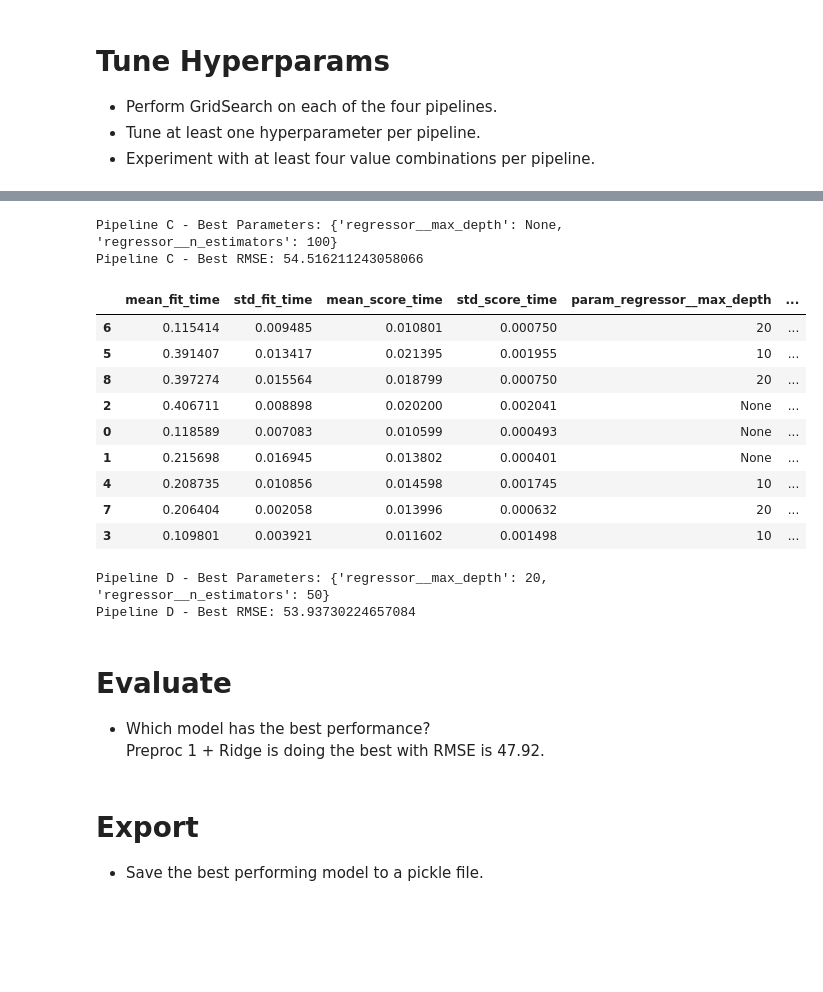
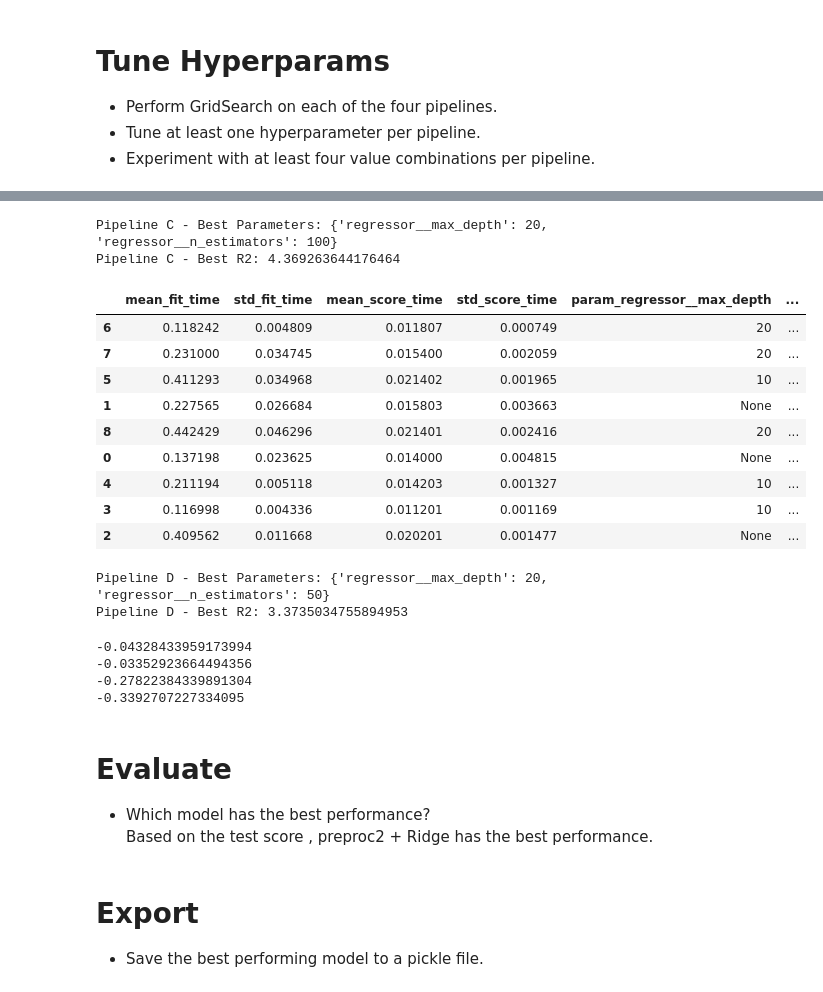
Before and after one commit to ranvikhalar/production, a Jupyter notebook: 02_activities/assignments/assignment_2.ipynb, the cells around one changed output, grey strips where cells are left out. Cells and saved outputs as stored; diff of their text form; code cells hidden in the pictures; blank space fills up the shorter version.

```diff
--- a/02_activities/assignments/assignment_2.ipynb
+++ b/02_activities/assignments/assignment_2.ipynb
@@ -316,18 +316,18 @@ pipeline_D = Pipeline(
 + Tune at least one hyperparameter per pipeline.
 + Experiment with at least four value combinations per pipeline.
 # %%
-param_grid = {
-    'regressor__alpha': [0.0001, 0.1, 10, 20, 30]
+param_grid_A = {
+    'regressor__alpha': [0.0001, 0.1, 10, 30, 50]
 }
 
 scoring=['neg_root_mean_squared_error', 'r2']
 
 grid_cv_A = GridSearchCV(
     estimator = pipeline_A,
-    param_grid = param_grid,
+    param_grid = param_grid_A,
     scoring = scoring,
     cv = 5,
-    refit = 'neg_root_mean_squared_error'
+    refit = 'r2'
 )
 
 # Fitting a model on training data
@@ -354,14 +354,14 @@ Pipeline A - Best RMSE: 47.917897082181824
 # %%
-param_grid = {
-    'regressor__alpha': [0.01, 0.1, 10, 20, 30]
+param_grid_B = {
+    'regressor__alpha': [0.01, 0.1, 10, 30, 50]
 }
 
 grid_cv_B = GridSearchCV(
     estimator = pipeline_B,
-    param_grid = param_grid,
+    param_grid = param_grid_B,
     scoring = scoring,
     cv = 5,
-    refit = 'neg_root_mean_squared_error'
+    refit = 'r2'
 )
 
 # Fitting a model on training data
@@ -388,15 +388,15 @@ Pipeline B - Best RMSE: 48.07658289170647
 # %%
-param_grid = {
+param_grid_C = {
     'regressor__n_estimators': [50, 100, 200],
     'regressor__max_depth': [None, 10, 20]
 }
 
 grid_cv_C = GridSearchCV(
     estimator = pipeline_C,
-    param_grid = param_grid,
+    param_grid = param_grid_C,
     scoring = scoring,
     cv = 5,
-    refit = 'neg_root_mean_squared_error'
+    refit = 'r2'
 )
 
 # Fitting a model on training data
@@ -420,46 +420,46 @@ results[['mean_fit_time', 'std_fit_time', 'mean_score_time', 'std_score_time',
 # %%
 # Best parameter and score
 print("Pipeline C - Best Parameters:", grid_cv_C.best_params_)
-print("Pipeline C - Best RMSE:", -grid_cv_C.best_score_)
+print("Pipeline C - Best R2:", -grid_cv_C.best_score_)
 # %% [output]
-Pipeline C - Best Parameters: {'regressor__max_depth': None, 'regressor__n_estimators': 100}
-Pipeline C - Best RMSE: 54.516211243058066
+Pipeline C - Best Parameters: {'regressor__max_depth': 20, 'regressor__n_estimators': 100}
+Pipeline C - Best R2: 4.369263644176464
 # %%
-param_grid = {
+param_grid_D = {
     'regressor__n_estimators': [50, 100, 200],
     'regressor__max_depth': [None, 10, 20]
 }
 
 grid_cv_D = GridSearchCV(
     estimator = pipeline_D,
-    param_grid = param_grid,
+    param_grid = param_grid_D,
     scoring = scoring,
     cv = 5,
-    refit = 'neg_root_mean_squared_error'
+    refit = 'r2'
 )
 
 # Fitting a model on training data
 grid_cv_D.fit(features, target)
 
 results = pd.DataFrame(grid_cv_D.cv_results_)
 results[['mean_fit_time', 'std_fit_time', 'mean_score_time', 'std_score_time',
        'param_regressor__max_depth', 'param_regressor__n_estimators', 'params', 'mean_test_neg_root_mean_squared_error', 'std_test_neg_root_mean_squared_error',
        'rank_test_neg_root_mean_squared_error', 'mean_test_r2', 'std_test_r2', 'rank_test_r2']].sort_values('rank_test_neg_root_mean_squared_error')
 # %% [output]
 |  | mean_fit_time | std_fit_time | mean_score_time | std_score_time | param_regressor__max_depth | ... |
-| 6 | 0.115414 | 0.009485 | 0.010801 | 0.000750 | 20 | ... |
-| 5 | 0.391407 | 0.013417 | 0.021395 | 0.001955 | 10 | ... |
-| 8 | 0.397274 | 0.015564 | 0.018799 | 0.000750 | 20 | ... |
-| 2 | 0.406711 | 0.008898 | 0.020200 | 0.002041 | None | ... |
-| 0 | 0.118589 | 0.007083 | 0.010599 | 0.000493 | None | ... |
-| 1 | 0.215698 | 0.016945 | 0.013802 | 0.000401 | None | ... |
-| 4 | 0.208735 | 0.010856 | 0.014598 | 0.001745 | 10 | ... |
-| 7 | 0.206404 | 0.002058 | 0.013996 | 0.000632 | 20 | ... |
-| 3 | 0.109801 | 0.003921 | 0.011602 | 0.001498 | 10 | ... |
+| 6 | 0.118242 | 0.004809 | 0.011807 | 0.000749 | 20 | ... |
+| 7 | 0.231000 | 0.034745 | 0.015400 | 0.002059 | 20 | ... |
+| 5 | 0.411293 | 0.034968 | 0.021402 | 0.001965 | 10 | ... |
+| 1 | 0.227565 | 0.026684 | 0.015803 | 0.003663 | None | ... |
+| 8 | 0.442429 | 0.046296 | 0.021401 | 0.002416 | 20 | ... |
+| 0 | 0.137198 | 0.023625 | 0.014000 | 0.004815 | None | ... |
+| 4 | 0.211194 | 0.005118 | 0.014203 | 0.001327 | 10 | ... |
+| 3 | 0.116998 | 0.004336 | 0.011201 | 0.001169 | 10 | ... |
+| 2 | 0.409562 | 0.011668 | 0.020201 | 0.001477 | None | ... |
 # %%
 # Best parameter and score
 print("Pipeline D - Best Parameters:", grid_cv_D.best_params_)
-print("Pipeline D - Best RMSE:", -grid_cv_D.best_score_)
+print("Pipeline D - Best R2:", -grid_cv_D.best_score_)
 # %% [output]
 Pipeline D - Best Parameters: {'regressor__max_depth': 20, 'regressor__n_estimators': 50}
-Pipeline D - Best RMSE: 53.93730224657084
+Pipeline D - Best R2: 3.3735034755894953
@@ -466,8 +471,18 @@ Pipeline D - Best RMSE: 53.93730224657084
+# %%
+print(best_model_A.score(fires_dt_test.drop(['area'], axis=1), fires_dt_test['area']))
+print(best_model_B.score(fires_dt_test.drop(['area'], axis=1), fires_dt_test['area']))
+print(best_model_C.score(fires_dt_test.drop(['area'], axis=1), fires_dt_test['area']))
+print(best_model_D.score(fires_dt_test.drop(['area'], axis=1), fires_dt_test['area']))
+# %% [output]
+-0.04328433959173994
+-0.03352923664494356
+-0.27822384339891304
+-0.3392707227334095
 # %% [markdown]
 # Evaluate
 
 + Which model has the best performance?
-Preproc 1 + Ridge is doing the best with RMSE is 47.92.
+Based on the test score , preproc2 + Ridge has the best performance.
 # %% [markdown]
 # Export
 
```
Also changed, not shown: parts of 8 cells of this notebook, 2 other files.
